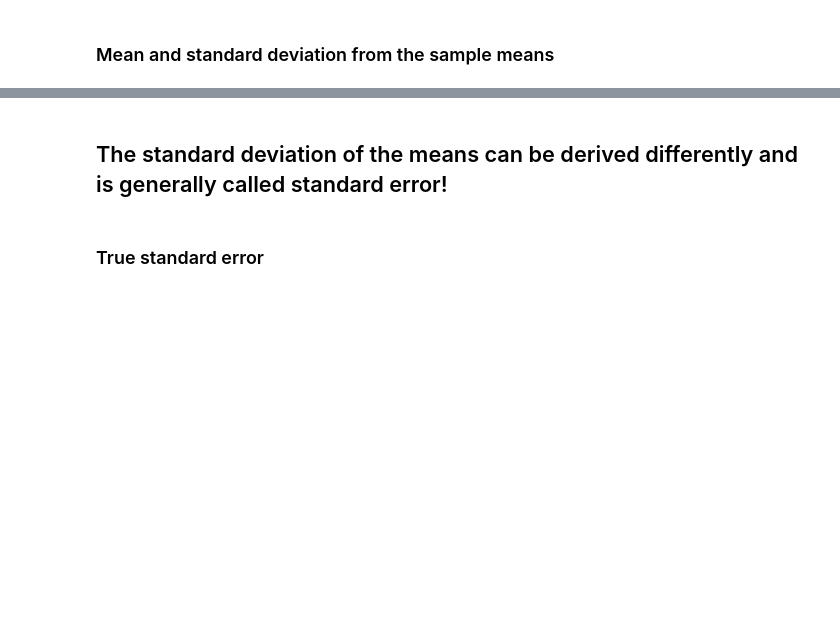
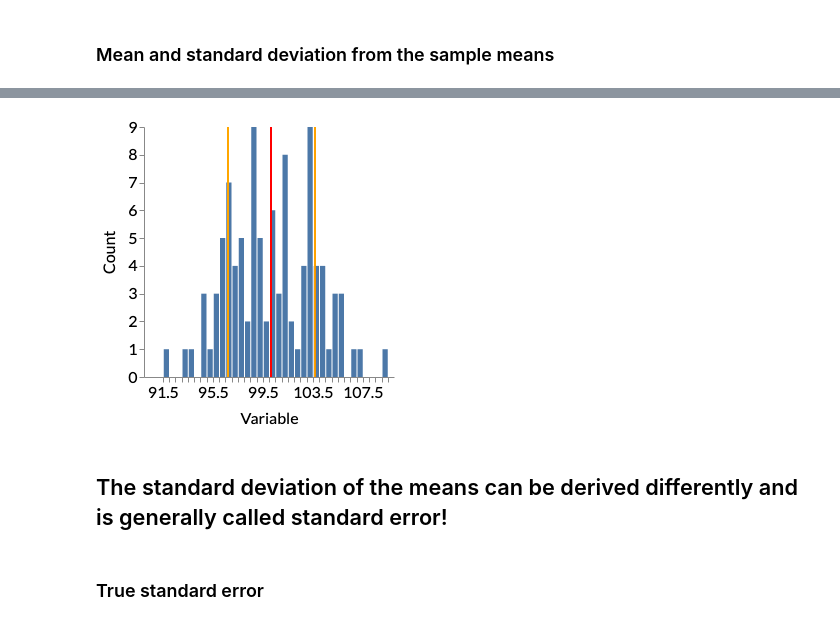
Before and after one commit to felixpatzelt/statistics-for-everyone, a Jupyter notebook: Normal_dist.ipynb, the cells around one changed output, grey strips where cells are left out. Drawn from its saved outputs; the diff is of its cells as text; code cells hidden in the pictures; blank space fills up the shorter version.

```diff
--- a/Normal_dist.ipynb
+++ b/Normal_dist.ipynb
@@ -109,0 +36,6 @@ xn_means =[np.mean(rd.sample(pop, sample_n)) for i in range(n_samples)]
+# %%
+data_exp1 = data.loc[(data['experiment'] == 1)]
+data_exp1_semp1 = data_exp1.loc[(data_exp1['sample'] == 1)]
+
+data_exp2 = data.loc[(data['experiment'] == 2)]
+data_exp2_semp1 = data_exp2.loc[(data_exp2['sample'] == 1)]
@@ -125,3 +63,7 @@ plt.show()
+# %%
+plot_normal(exp1_samp_means)
+# %% [output]
+[figure, added]
 # %% [markdown]
 ## The standard deviation of the means can be derived differently and is generally called standard error!
 # %% [markdown]
```
Also changed, not shown: parts of 41 cells of this notebook, 1 other file.
